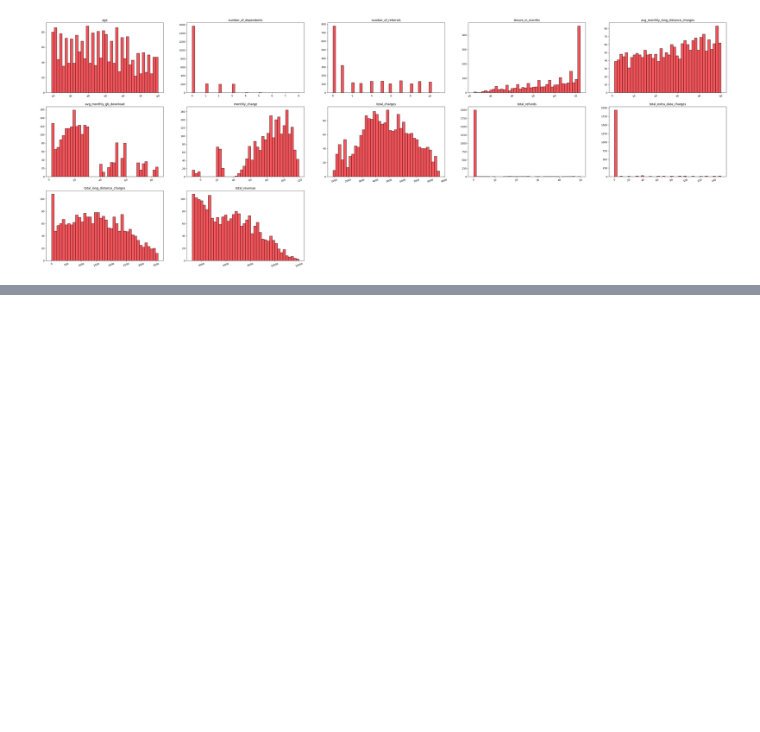
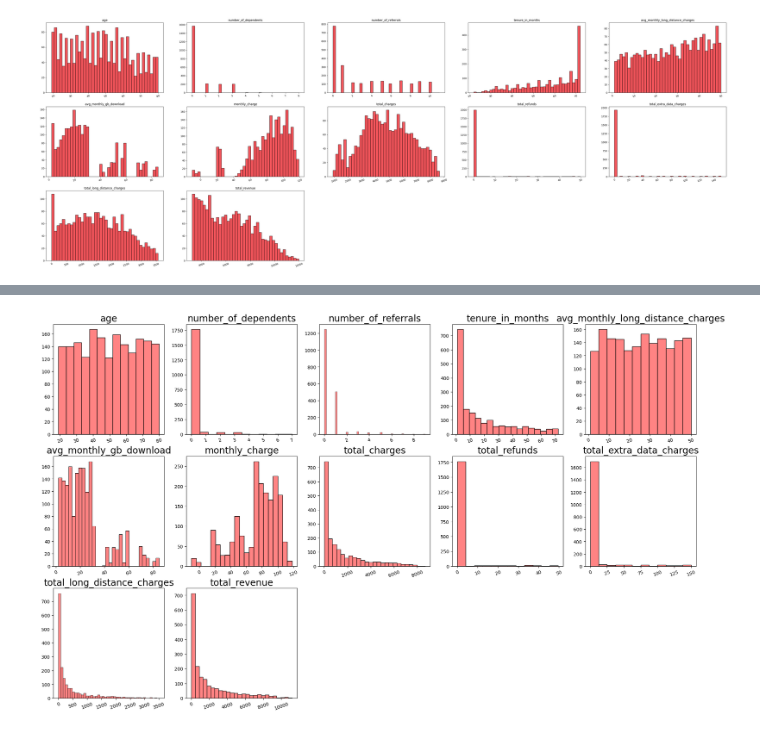
Before and after one commit to arduinto/TelcoChurn, a Jupyter notebook: ChurnTelco.ipynb, the cells around one changed output, grey strips where cells are left out. Saved outputs shown, nothing was run; the diff lists cells and outputs as text; code cells hidden in the pictures; blank space fills up the shorter version.

```diff
--- a/ChurnTelco.ipynb
+++ b/ChurnTelco.ipynb
@@ -208,0 +224,18 @@ for n in _.columns:
+# %%
+df_churned = dfc.loc[dfc['customer_status'] == 1]
+# %%
+num = [cname for cname in df_churned.columns if df_churned[cname].dtype in ['int64',  'float64']]
+_ = df_churned[num]
+
+fig = plt.figure(figsize=(25,25))
+
+i = 1
+for n in _.columns:
+    plt.subplot(5,5,i)
+    ax = sns.histplot(x=df_churned[n], color='#FF5959')
+    ax.set(xlabel=None, ylabel=None)
+    ax.set_title(str(n), fontsize=20, loc='center')
+    plt.xticks(rotation=20, fontsize=10)
+    i += 1
+# %% [output]
+[figure, added]
```
Also changed, not shown: parts of 7 cells of this notebook, 3 other files.
